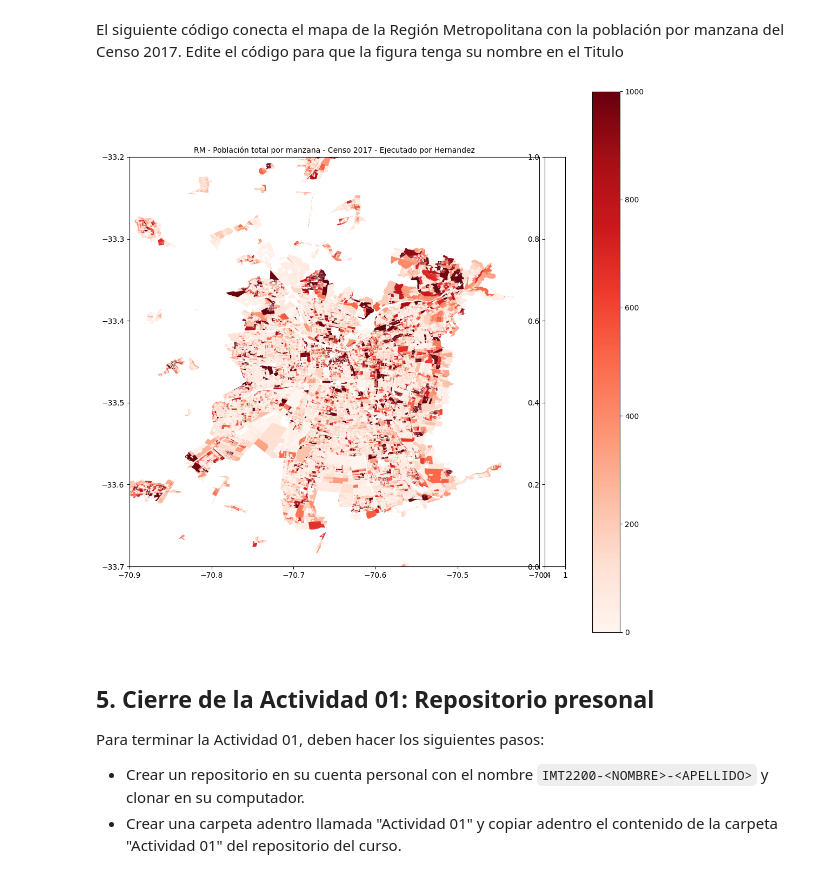
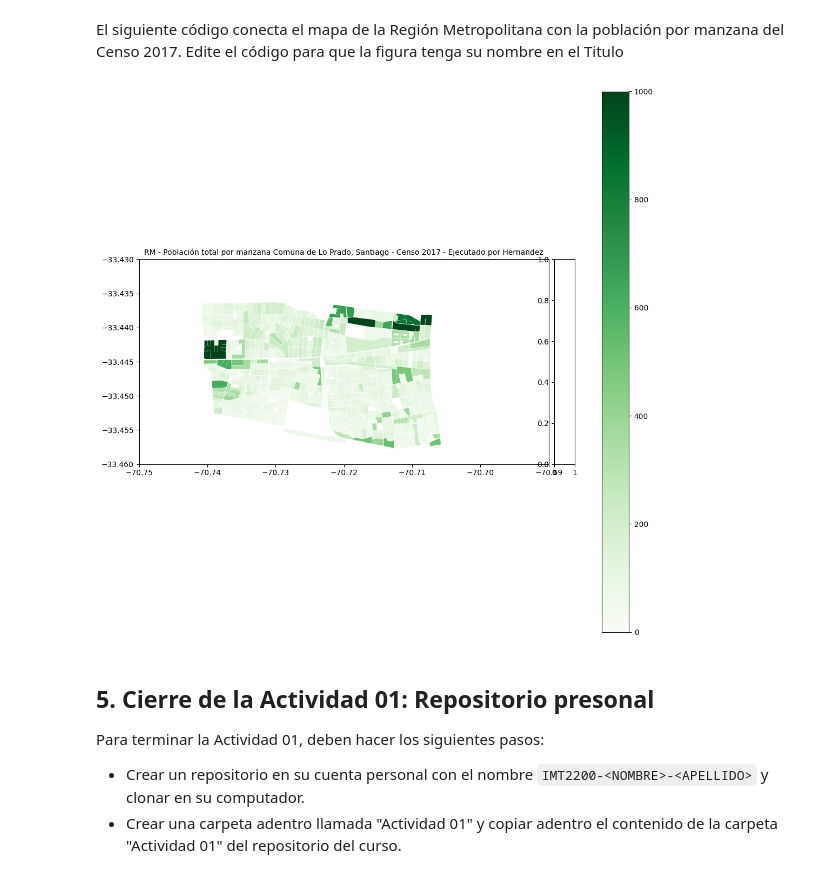
Before and after one commit to SergioHdezDC/IMT2200-SERGIO-HERNANDEZ, a Jupyter notebook: Actividad 01/IMT2200 - Actividad 01.ipynb, the cells around one changed output. Saved outputs shown, nothing was run; the diff lists cells and outputs as text; code cells hidden in the pictures.

```diff
--- a/Actividad 01/IMT2200 - Actividad 01.ipynb
+++ b/Actividad 01/IMT2200 - Actividad 01.ipynb
@@ -145,36 +158,41 @@ El siguiente código conecta el mapa de la Región Metropolitana con la poblaci
 # %%
 from mpl_toolkits.axes_grid1 import make_axes_locatable
 import matplotlib.colors as colors
 
 #Crear figura y ejes
 fig=plt.figure(figsize=(13,13))
 ax=fig.add_subplot(111)
 divider = make_axes_locatable(ax)
 cax = divider.append_axes("right", size="5%", pad=0.1)
 
 # cantidad de personas por manzana
+manz = manz[manz["NOM_COMUNA"] == "LO PRADO"]
 Z=manz['TOTAL_PERS']
-manz.plot(ax=ax, column='TOTAL_PERS', cmap='Reds', legend=True, vmin=0, vmax=1000)
+manz.plot(ax=ax, column='TOTAL_PERS', cmap='Greens', legend=True, vmin=0, vmax=1000)
 
 com_projected = com.to_crs(epsg=3857)
 com_projected.boundary.plot(ax=ax, lw=0.2, color='k')
-
-xlim=[-70.9,-70.4]
-ylim=[-33.7,-33.2]
+c = [-33.445, -70.72]
+range_x = 0.03
+range_y = 0.015
+xlim= [c[1] - range_x, c[1] + range_x]
+ylim= [c[0] - range_y, c[0] + range_y]
+#xlim=[-70.8,-70.5]
+#ylim=[-33.5,-33.4]
 for x, y, label in zip(com_projected.geometry.centroid.x, com_projected.geometry.centroid.y, com_projected.NOM_COMUNA):
     if xlim[0]<x<xlim[1] and ylim[0]<y<ylim[1]:
         ax.text(x, y, label, fontsize = 10)
 
 ax.set_xlim(xlim)
 ax.set_ylim(ylim);
 
 ## Reemplace 'XXX' por su apellido
-ax.set_title('RM - Población total por manzana - Censo 2017 - Ejecutado por Hernandez',fontsize=10)
+ax.set_title('RM - Población total por manzana Comuna de Lo Prado, Santiago - Censo 2017 - Ejecutado por Hernandez',fontsize=10)
 
 ## Reemplace 'XXX' por su apellido en el nombre del archivo de salida
 fig.savefig('PoblacionRM_C2017_Hernandez.jpg')
 # %% [output]
-[figure, old version]
+[figure, new version]
 # %% [markdown]
 ## 5. Cierre de la Actividad 01: Repositorio presonal
 
```
Also changed, not shown: parts of 4 cells of this notebook, 3 other files.
